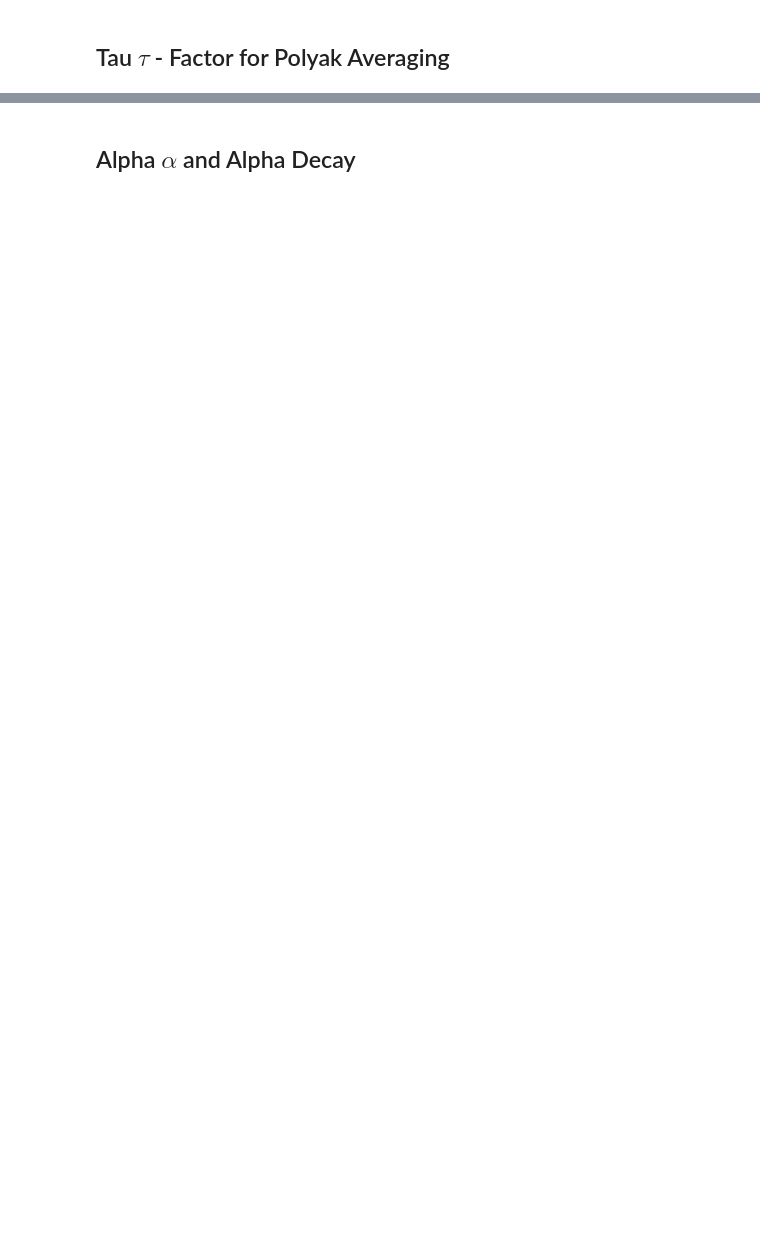
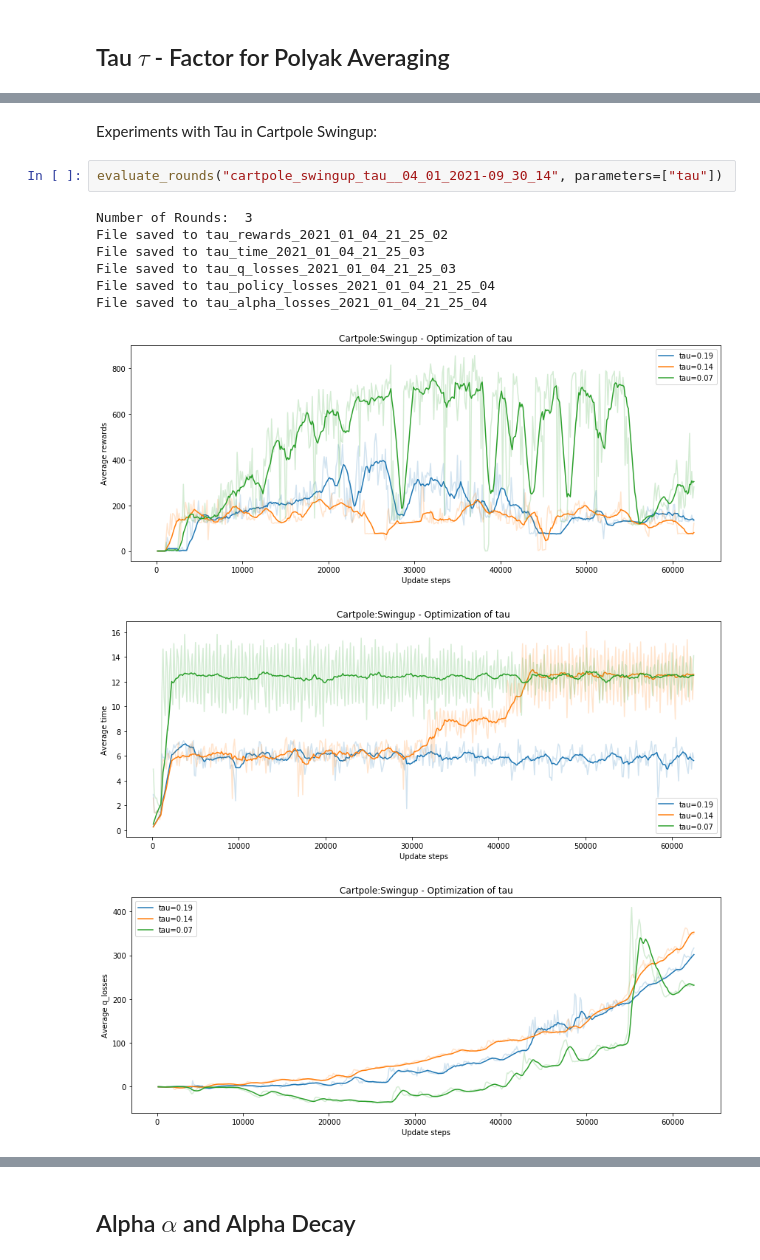
Before and after one commit to dxvidparham/DTU-RL-Sample-Efficiency, a Jupyter notebook: evaluations.ipynb, the cells around one changed output, grey strips where cells are left out. Drawn from its saved outputs; the diff is of its cells as text; blank space fills up the shorter version.

```diff
--- a/evaluations.ipynb
+++ b/evaluations.ipynb
@@ -134,0 +154,14 @@ Number of Rounds:  1
+# %% [markdown]
+Experiments with Tau in Cartpole Swingup:
+# %%
+evaluate_rounds("cartpole_swingup_tau__04_01_2021-09_30_14", parameters=["tau"])
+# %% [output]
+Number of Rounds:  3
+File saved to tau_rewards_2021_01_04_21_25_02
+File saved to tau_time_2021_01_04_21_25_03
+File saved to tau_q_losses_2021_01_04_21_25_03
+File saved to tau_policy_losses_2021_01_04_21_25_04
+File saved to tau_alpha_losses_2021_01_04_21_25_04
+[figure, added]
+[figure, added]
+[figure, added]
```
Also changed, not shown: parts of 21 cells of this notebook, 16 other files.
